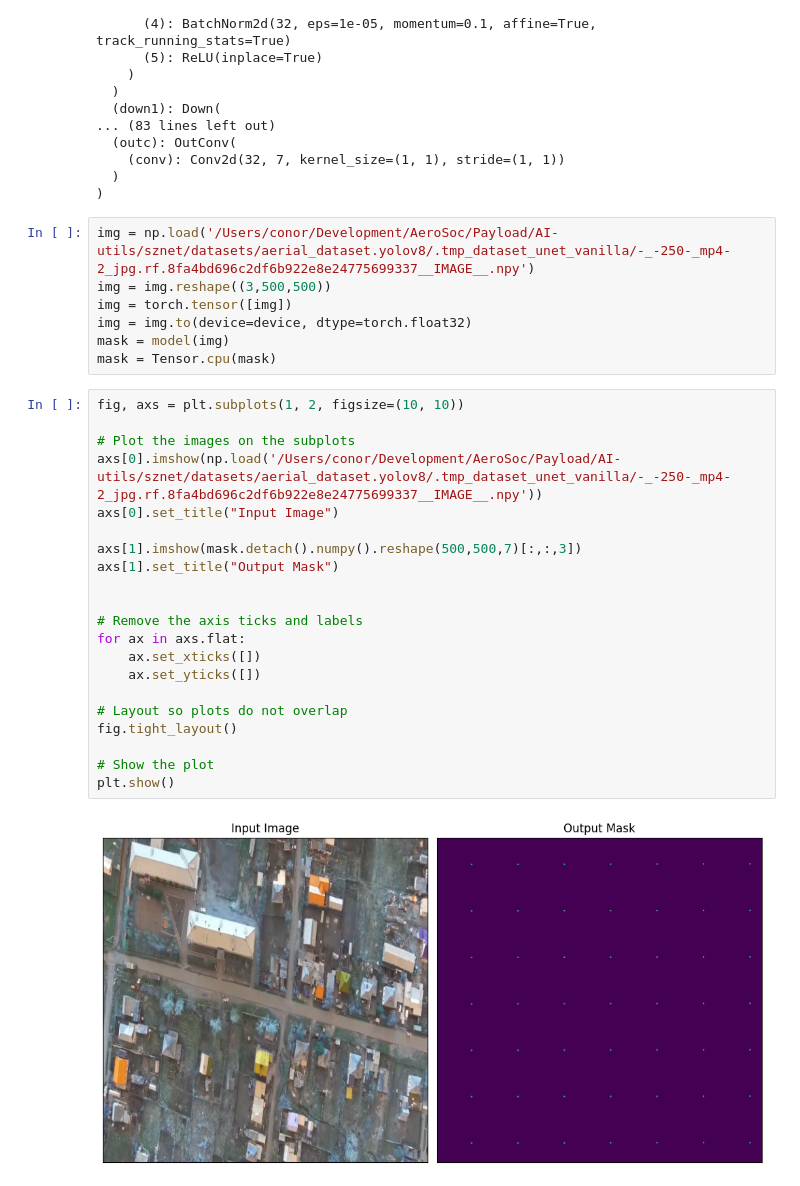
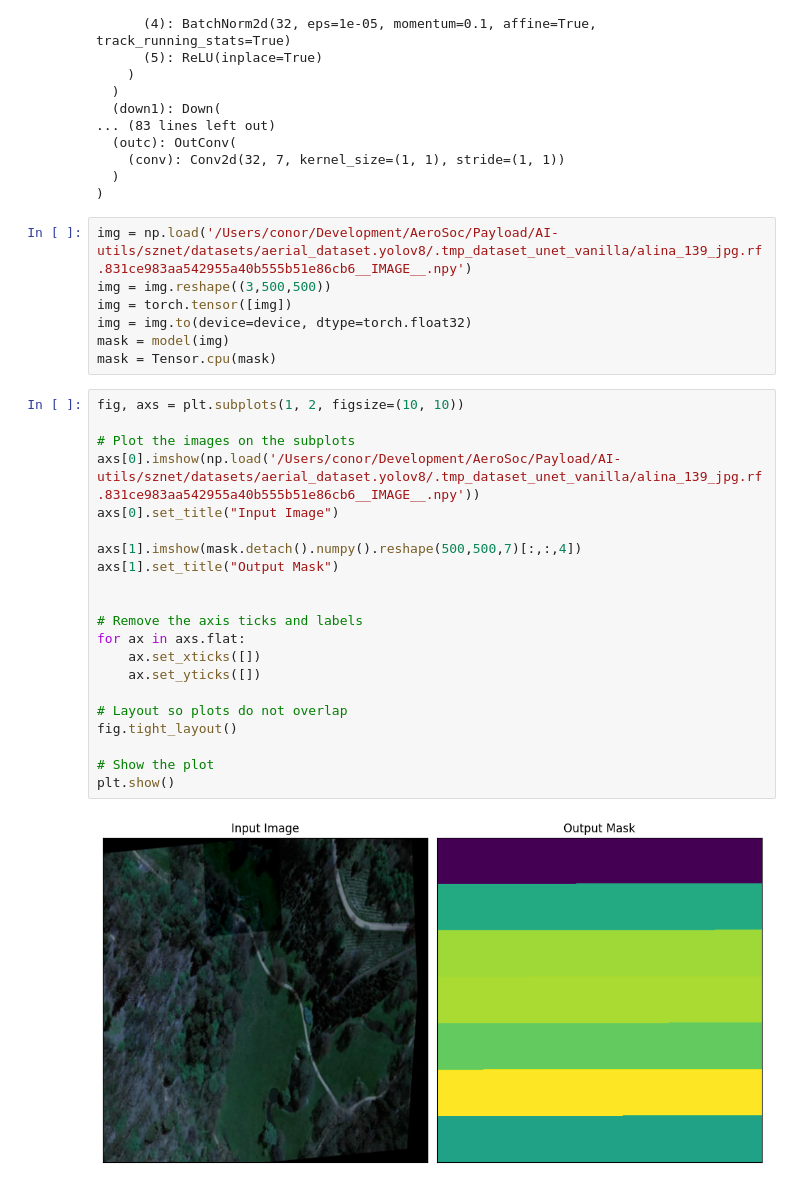
Before and after one commit to ULAS-HiPR/AI-utils, a Jupyter notebook: sznet/experiments/vanilla-unet.ipynb, the cells around one changed output. Saved outputs shown, nothing was run; the diff lists cells and outputs as text.

```diff
--- a/sznet/experiments/vanilla-unet.ipynb
+++ b/sznet/experiments/vanilla-unet.ipynb
@@ -571,7 +584,7 @@ UNet(
   )
 )
 # %%
-img = np.load('/Users/conor/Development/AeroSoc/Payload/AI-utils/sznet/datasets/aerial_dataset.yolov8/.tmp_dataset_unet_vanilla/-_-250-_mp4-2_jpg.rf.8fa4bd696c2df6b922e8e24775699337__IMAGE__.npy')
+img = np.load('/Users/conor/Development/AeroSoc/Payload/AI-utils/sznet/datasets/aerial_dataset.yolov8/.tmp_dataset_unet_vanilla/alina_139_jpg.rf.831ce983aa542955a40b555b51e86cb6__IMAGE__.npy')
 img = img.reshape((3,500,500))
 img = torch.tensor([img])
 img = img.to(device=device, dtype=torch.float32)
@@ -580,23 +593,23 @@ mask = Tensor.cpu(mask)
 # %%
 fig, axs = plt.subplots(1, 2, figsize=(10, 10))
 
 # Plot the images on the subplots
-axs[0].imshow(np.load('/Users/conor/Development/AeroSoc/Payload/AI-utils/sznet/datasets/aerial_dataset.yolov8/.tmp_dataset_unet_vanilla/-_-250-_mp4-2_jpg.rf.8fa4bd696c2df6b922e8e24775699337__IMAGE__.npy'))
+axs[0].imshow(np.load('/Users/conor/Development/AeroSoc/Payload/AI-utils/sznet/datasets/aerial_dataset.yolov8/.tmp_dataset_unet_vanilla/alina_139_jpg.rf.831ce983aa542955a40b555b51e86cb6__IMAGE__.npy'))
 axs[0].set_title("Input Image")
 
-axs[1].imshow(mask.detach().numpy().reshape(500,500,7)[:,:,3])
+axs[1].imshow(mask.detach().numpy().reshape(500,500,7)[:,:,4])
 axs[1].set_title("Output Mask")
 
 
 # Remove the axis ticks and labels
 for ax in axs.flat:
     ax.set_xticks([])
     ax.set_yticks([])
 
 # Layout so plots do not overlap
 fig.tight_layout()
 
 # Show the plot
 plt.show()
 # %% [output]
-[figure, old version]
+[figure, new version]
```
Also changed, not shown: parts of 8 cells of this notebook.
